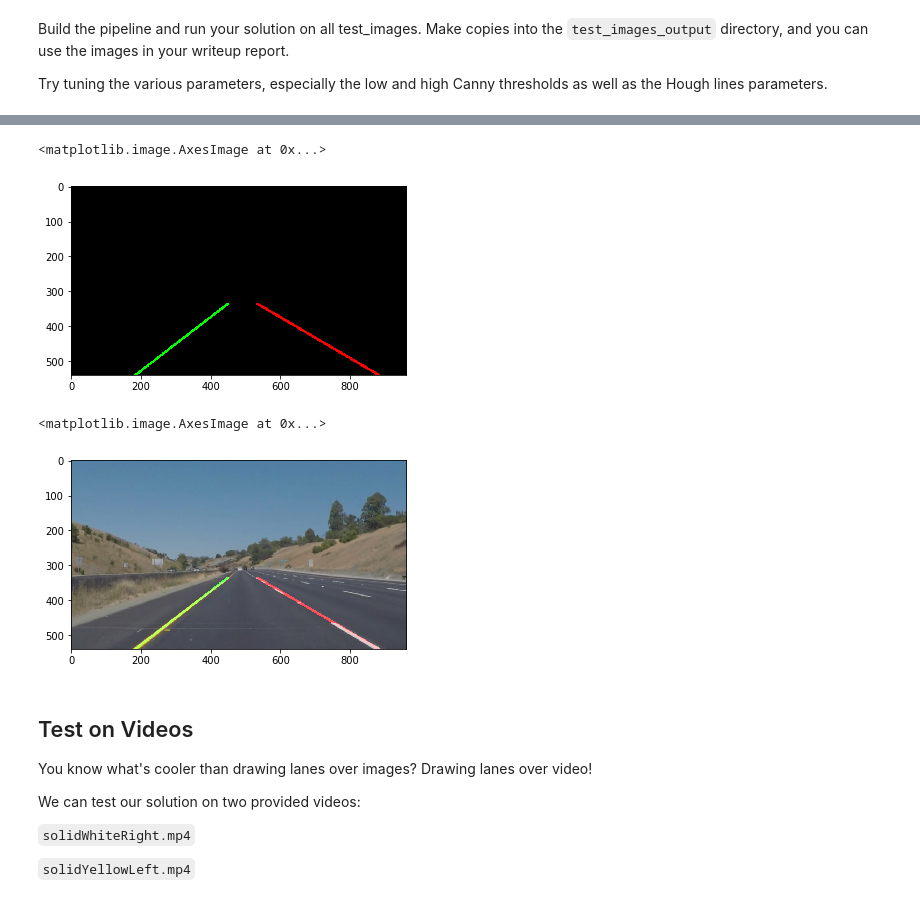
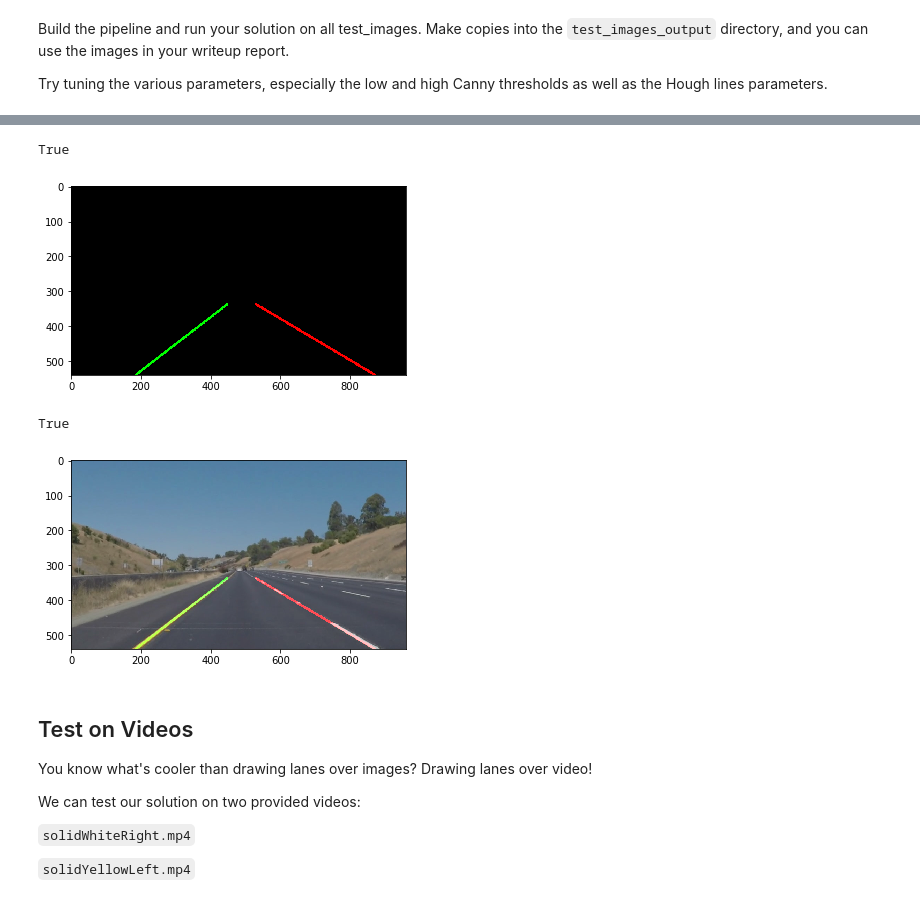
Before and after one commit to naturallyunintelligent/SDC_1_Lanelines_P1, a Jupyter notebook: P1.ipynb, the cells around one changed output, grey strips where cells are left out. Saved outputs shown, nothing was run; the diff lists cells and outputs as text; code cells hidden in the pictures.

Commit message:
Code for lines developed. Write up developed

```diff
--- a/P1.ipynb
+++ b/P1.ipynb
@@ -404,6 +408,7 @@ lines = hough_lines(masked, rho, theta, threshold, min_line_len, max_line_gap)
 # The use of this gray only image plot is something to come back and understand better
 plt.imshow(lines, cmap='gray')
 #plt.imshow(lines)
+cv2.imwrite('outputs/lines_output.jpg', lines)
 
 
 #From lesson:
@@ -412,33 +417,34 @@ plt.imshow(lines, cmap='gray')
 # lines = cv2.HoughLinesP(masked_edges, rho, theta, threshold, np.array([]),
 #                             min_line_length, max_line_gap)
 # %% [output]
-<matplotlib.image.AxesImage at 0x...>
+True
-[figure, old version]
+[figure, new version]
 # %%
 
 
 # # Iterate over the output "lines" and draw lines on a blank image
 # for line in lines:
 #     for x1,y1,x2,y2 in line:
 #         cv2.line(line_image,(x1,y1),(x2,y2),(255,0,0),10)
 
 # # Create a "color" binary image to combine with line image
 # color_edges = np.dstack((edges, edges, edges))
 
 # # Draw the lines on the edge image
 # lines_edges = cv2.addWeighted(color_edges, 0.8, line_image, 1, 0)
 # plt.imshow(lines_edges)
 
 #Add in the averaging
 #img = np.copy(image)
 #averaged = draw_lines(img, lines, color=[255, 0, 0], thickness=2)
 #plt.imshow(averaged)
 
 weighty = weighted_img(lines, image, α=0.8, β=1., γ=0.)
 plt.imshow(weighty)
+cv2.imwrite('outputs/weighty_output.jpg', weighty)
 # %% [output]
-<matplotlib.image.AxesImage at 0x...>
+True
-[figure, old version]
+[figure, new version]
 # %%
 #
 #
```
Also changed, not shown: parts of 14 cells of this notebook, 7 other files.
